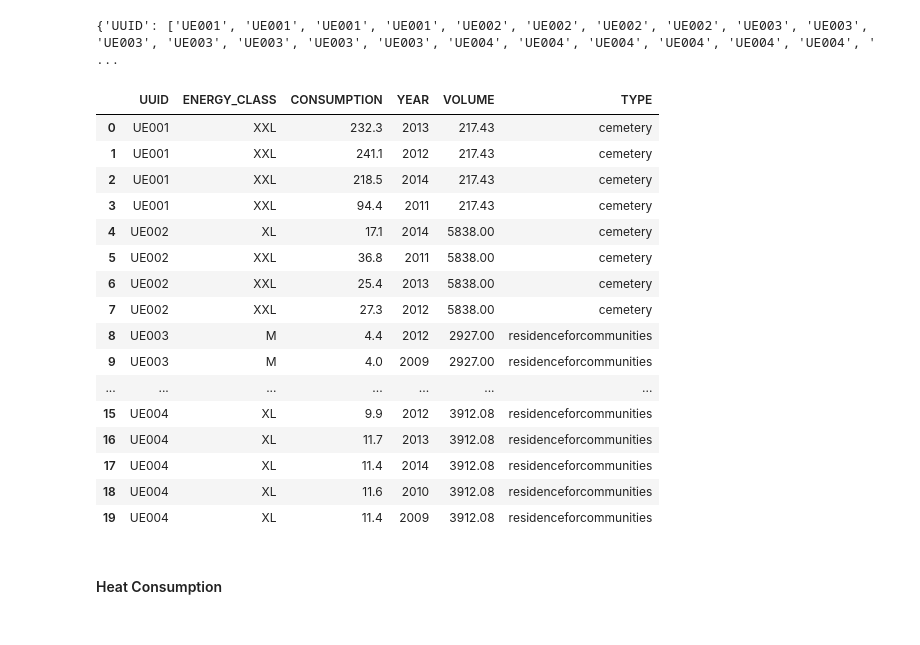
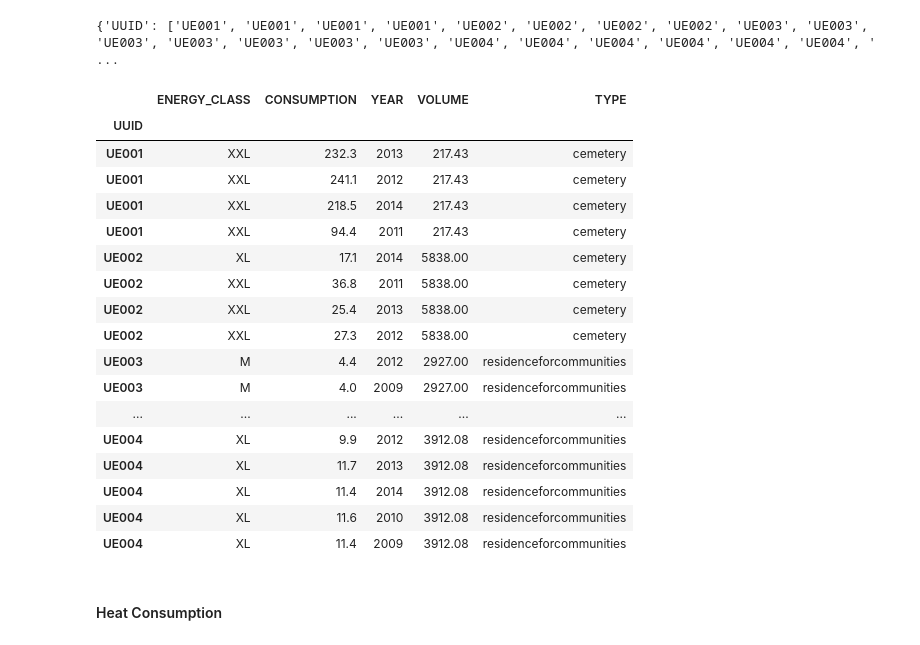
Before and after one commit to matteoForoni/energy-consumption-re, a Jupyter notebook: energy_consumption_re_analysis.ipynb, the cells around one changed output. Cells and saved outputs as stored; diff of their text form; code cells hidden in the pictures.

```diff
--- a/energy_consumption_re_analysis.ipynb
+++ b/energy_consumption_re_analysis.ipynb
@@ -113,25 +147,27 @@ print(energy_consumption_data)
 # %%
 ## Create Pandas Dataset
 ee_dataset = pd.DataFrame.from_dict(energy_consumption_data, orient='columns')
+ee_dataset = ee_dataset.set_index('UUID')
 ee_dataset.head(20)
 # %% [output]
-|  | UUID | ENERGY_CLASS | CONSUMPTION | YEAR | VOLUME | TYPE |
-| 0 | UE001 | XXL | 232.3 | 2013 | 217.43 | cemetery |
-| 1 | UE001 | XXL | 241.1 | 2012 | 217.43 | cemetery |
-| 2 | UE001 | XXL | 218.5 | 2014 | 217.43 | cemetery |
-| 3 | UE001 | XXL | 94.4 | 2011 | 217.43 | cemetery |
-| 4 | UE002 | XL | 17.1 | 2014 | 5838.00 | cemetery |
-| 5 | UE002 | XXL | 36.8 | 2011 | 5838.00 | cemetery |
-| 6 | UE002 | XXL | 25.4 | 2013 | 5838.00 | cemetery |
-| 7 | UE002 | XXL | 27.3 | 2012 | 5838.00 | cemetery |
-| 8 | UE003 | M | 4.4 | 2012 | 2927.00 | residenceforcommunities |
-| 9 | UE003 | M | 4.0 | 2009 | 2927.00 | residenceforcommunities |
-| ... | ... | ... | ... | ... | ... | ... |
-| 15 | UE004 | XL | 9.9 | 2012 | 3912.08 | residenceforcommunities |
-| 16 | UE004 | XL | 11.7 | 2013 | 3912.08 | residenceforcommunities |
-| 17 | UE004 | XL | 11.4 | 2014 | 3912.08 | residenceforcommunities |
-| 18 | UE004 | XL | 11.6 | 2010 | 3912.08 | residenceforcommunities |
-| 19 | UE004 | XL | 11.4 | 2009 | 3912.08 | residenceforcommunities |
+|  | ENERGY_CLASS | CONSUMPTION | YEAR | VOLUME | TYPE |
+| UUID |  |  |  |  |  |
+| UE001 | XXL | 232.3 | 2013 | 217.43 | cemetery |
+| UE001 | XXL | 241.1 | 2012 | 217.43 | cemetery |
+| UE001 | XXL | 218.5 | 2014 | 217.43 | cemetery |
+| UE001 | XXL | 94.4 | 2011 | 217.43 | cemetery |
+| UE002 | XL | 17.1 | 2014 | 5838.00 | cemetery |
+| UE002 | XXL | 36.8 | 2011 | 5838.00 | cemetery |
+| UE002 | XXL | 25.4 | 2013 | 5838.00 | cemetery |
+| UE002 | XXL | 27.3 | 2012 | 5838.00 | cemetery |
+| UE003 | M | 4.4 | 2012 | 2927.00 | residenceforcommunities |
+| UE003 | M | 4.0 | 2009 | 2927.00 | residenceforcommunities |
+| ... | ... | ... | ... | ... | ... |
+| UE004 | XL | 9.9 | 2012 | 3912.08 | residenceforcommunities |
+| UE004 | XL | 11.7 | 2013 | 3912.08 | residenceforcommunities |
+| UE004 | XL | 11.4 | 2014 | 3912.08 | residenceforcommunities |
+| UE004 | XL | 11.6 | 2010 | 3912.08 | residenceforcommunities |
+| UE004 | XL | 11.4 | 2009 | 3912.08 | residenceforcommunities |
 # %% [markdown]
 #### Heat Consumption
 # %%
```
Also changed, not shown: parts of 29 cells of this notebook.
